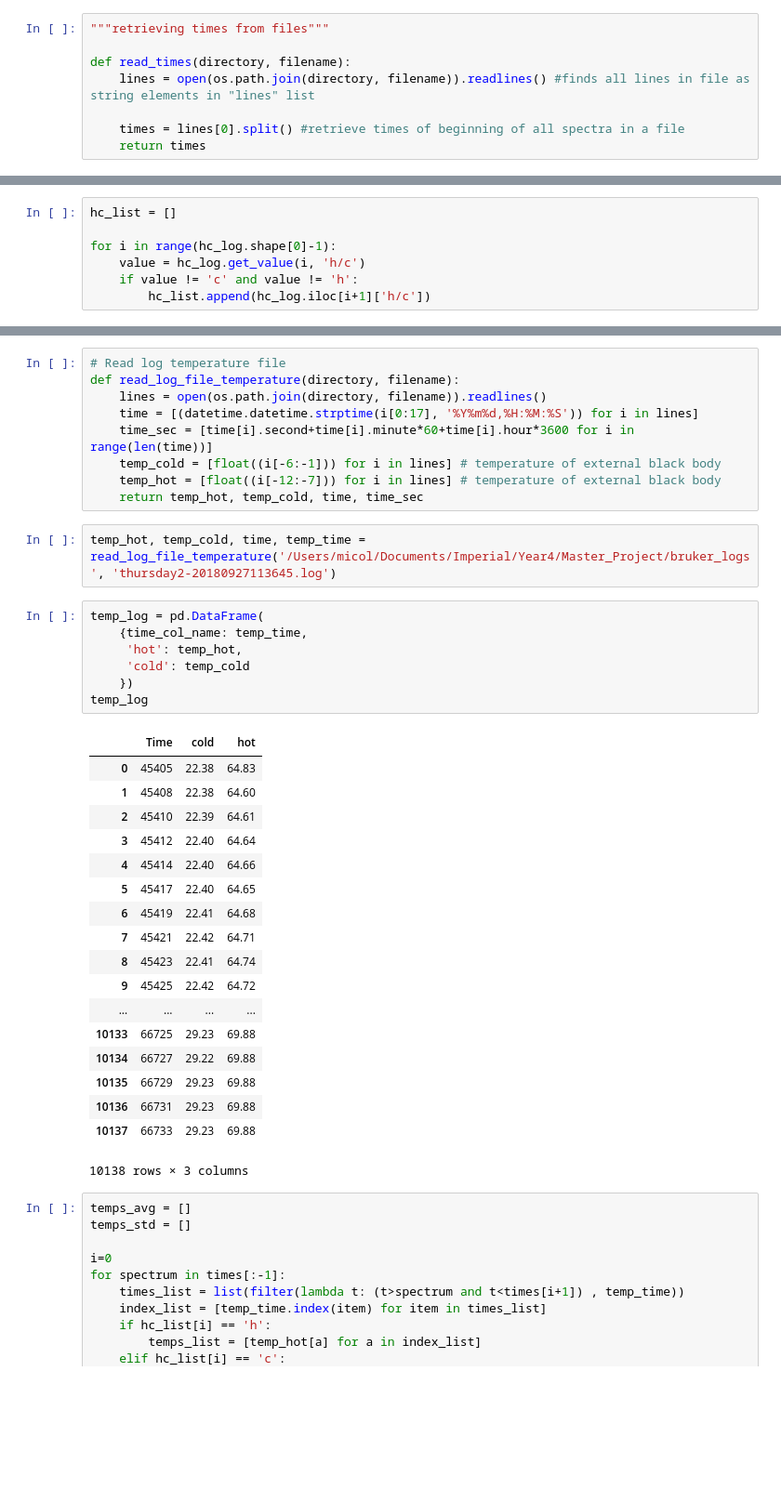
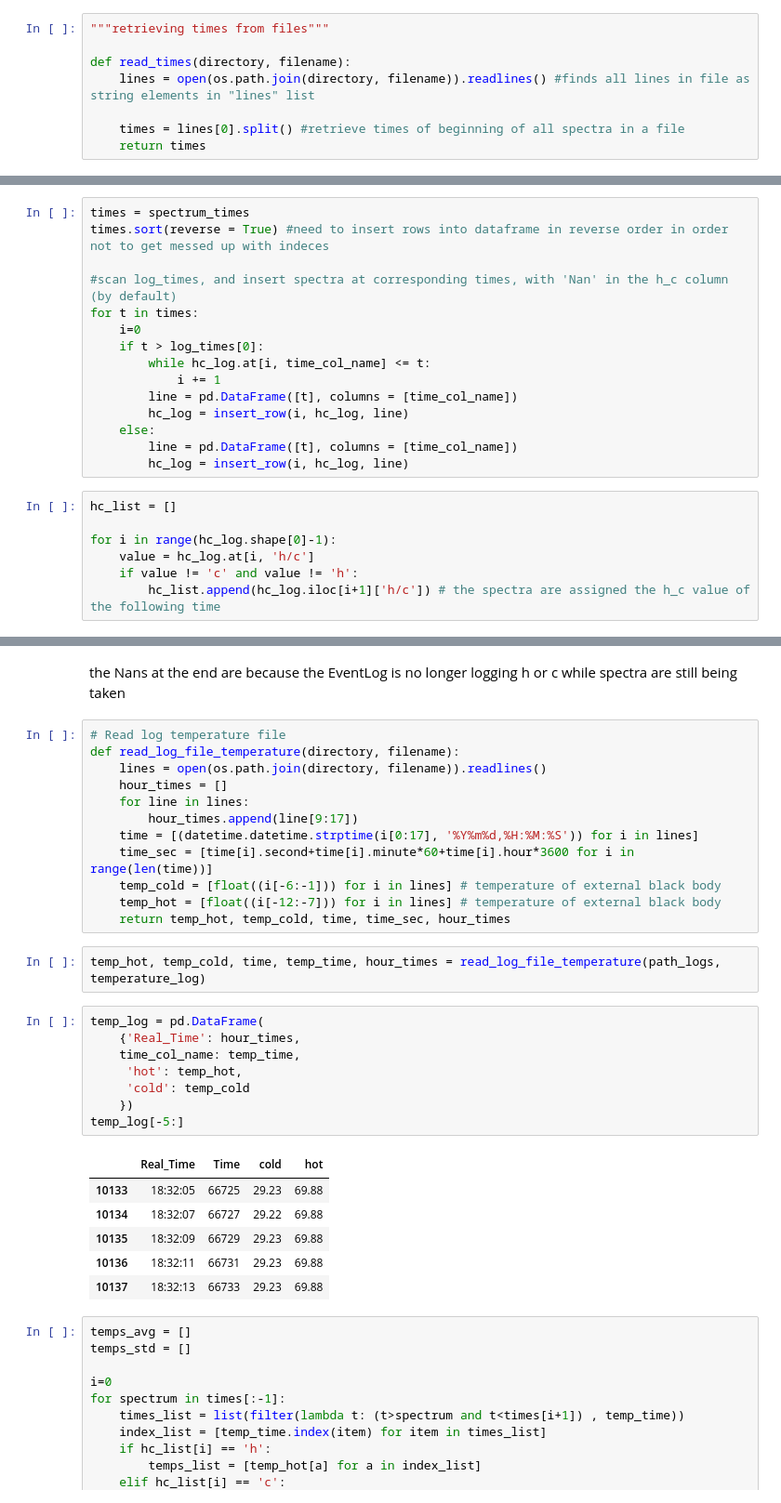
Before and after one commit to micolbedarida/MSci_Project, a Jupyter notebook: matching_time_and_temps.ipynb, the cells around one changed output, grey strips where cells are left out. Shown: that part at 93% size. Drawn from its saved outputs; the diff is of its cells as text; blank space fills up the shorter version.

```diff
--- a/matching_time_and_temps.ipynb
+++ b/matching_time_and_temps.ipynb
@@ -136,8 +132,23 @@ for t in times:
+# %%
+times = spectrum_times
+times.sort(reverse = True) #need to insert rows into dataframe in reverse order in order not to get messed up with indeces
+
+#scan log_times, and insert spectra at corresponding times, with 'Nan' in the h_c column (by default)
+for t in times:
+    i=0
+    if t > log_times[0]:
+        while hc_log.at[i, time_col_name] <= t:
+            i += 1
+        line = pd.DataFrame([t], columns = [time_col_name])
+        hc_log = insert_row(i, hc_log, line)
+    else:
+        line = pd.DataFrame([t], columns = [time_col_name])
+        hc_log = insert_row(i, hc_log, line)
 # %%
 hc_list = []
 
 for i in range(hc_log.shape[0]-1):
-    value = hc_log.get_value(i, 'h/c')
+    value = hc_log.at[i, 'h/c']
     if value != 'c' and value != 'h':
-        hc_list.append(hc_log.iloc[i+1]['h/c'])
+        hc_list.append(hc_log.iloc[i+1]['h/c']) # the spectra are assigned the h_c value of the following time
 # %%
@@ -171,40 +176,34 @@ hc_and_times
+# %% [markdown]
+the Nans at the end are because the EventLog is no longer logging h or c while spectra are still being taken
 # %%
 # Read log temperature file
 def read_log_file_temperature(directory, filename):
     lines = open(os.path.join(directory, filename)).readlines()
+    hour_times = []
+    for line in lines:
+        hour_times.append(line[9:17])
     time = [(datetime.datetime.strptime(i[0:17], '%Y%m%d,%H:%M:%S')) for i in lines]
     time_sec = [time[i].second+time[i].minute*60+time[i].hour*3600 for i in range(len(time))]
     temp_cold = [float((i[-6:-1])) for i in lines] # temperature of external black body
     temp_hot = [float((i[-12:-7])) for i in lines] # temperature of external black body
-    return temp_hot, temp_cold, time, time_sec
+    return temp_hot, temp_cold, time, time_sec, hour_times
-# %%
-temp_hot, temp_cold, time, temp_time = read_log_file_temperature('/Users/micol/Documents/Imperial/Year4/Master_Project/bruker_logs', 'thursday2-20180927113645.log')
+# %%
+temp_hot, temp_cold, time, temp_time, hour_times = read_log_file_temperature(path_logs, temperature_log)
 # %%
 temp_log = pd.DataFrame(
-    {time_col_name: temp_time,
+    {'Real_Time': hour_times,
+    time_col_name: temp_time,
      'hot': temp_hot,
      'cold': temp_cold
     })
-temp_log
+temp_log[-5:]
 # %% [output]
-|  | Time | cold | hot |
-| 0 | 45405 | 22.38 | 64.83 |
-| 1 | 45408 | 22.38 | 64.60 |
-| 2 | 45410 | 22.39 | 64.61 |
-| 3 | 45412 | 22.40 | 64.64 |
-| 4 | 45414 | 22.40 | 64.66 |
-| 5 | 45417 | 22.40 | 64.65 |
-| 6 | 45419 | 22.41 | 64.68 |
-| 7 | 45421 | 22.42 | 64.71 |
-| 8 | 45423 | 22.41 | 64.74 |
-| 9 | 45425 | 22.42 | 64.72 |
-| ... | ... | ... | ... |
-| 10133 | 66725 | 29.23 | 69.88 |
-| 10134 | 66727 | 29.22 | 69.88 |
-| 10135 | 66729 | 29.23 | 69.88 |
-| 10136 | 66731 | 29.23 | 69.88 |
-| 10137 | 66733 | 29.23 | 69.88 |
+|  | Real_Time | Time | cold | hot |
+| 10133 | 18:32:05 | 66725 | 29.23 | 69.88 |
+| 10134 | 18:32:07 | 66727 | 29.22 | 69.88 |
+| 10135 | 18:32:09 | 66729 | 29.23 | 69.88 |
+| 10136 | 18:32:11 | 66731 | 29.23 | 69.88 |
+| 10137 | 18:32:13 | 66733 | 29.23 | 69.88 |
-10138 rows × 3 columns
 # %%
 temps_avg = []
 temps_std = []
```
Also changed, not shown: parts of 39 cells of this notebook.
